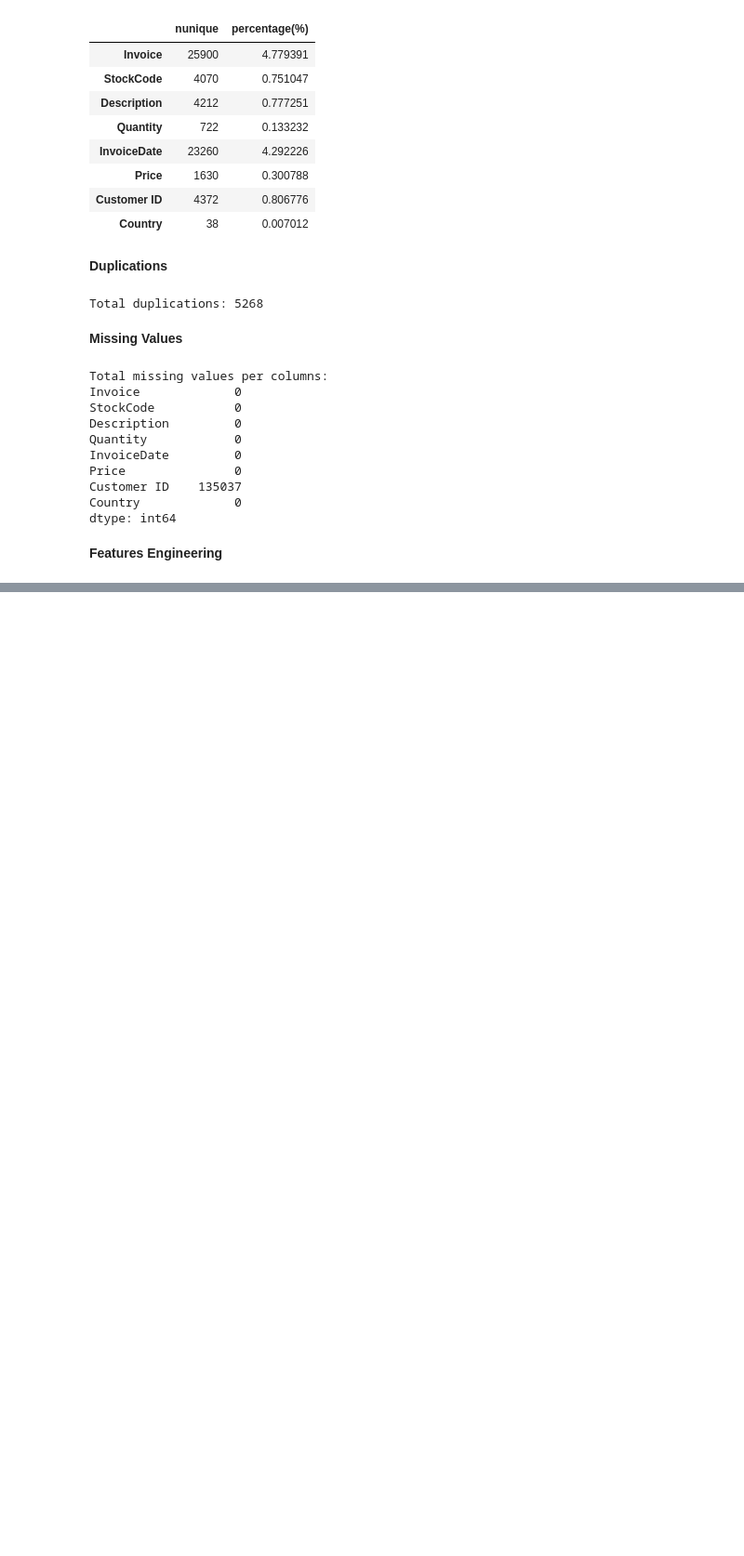
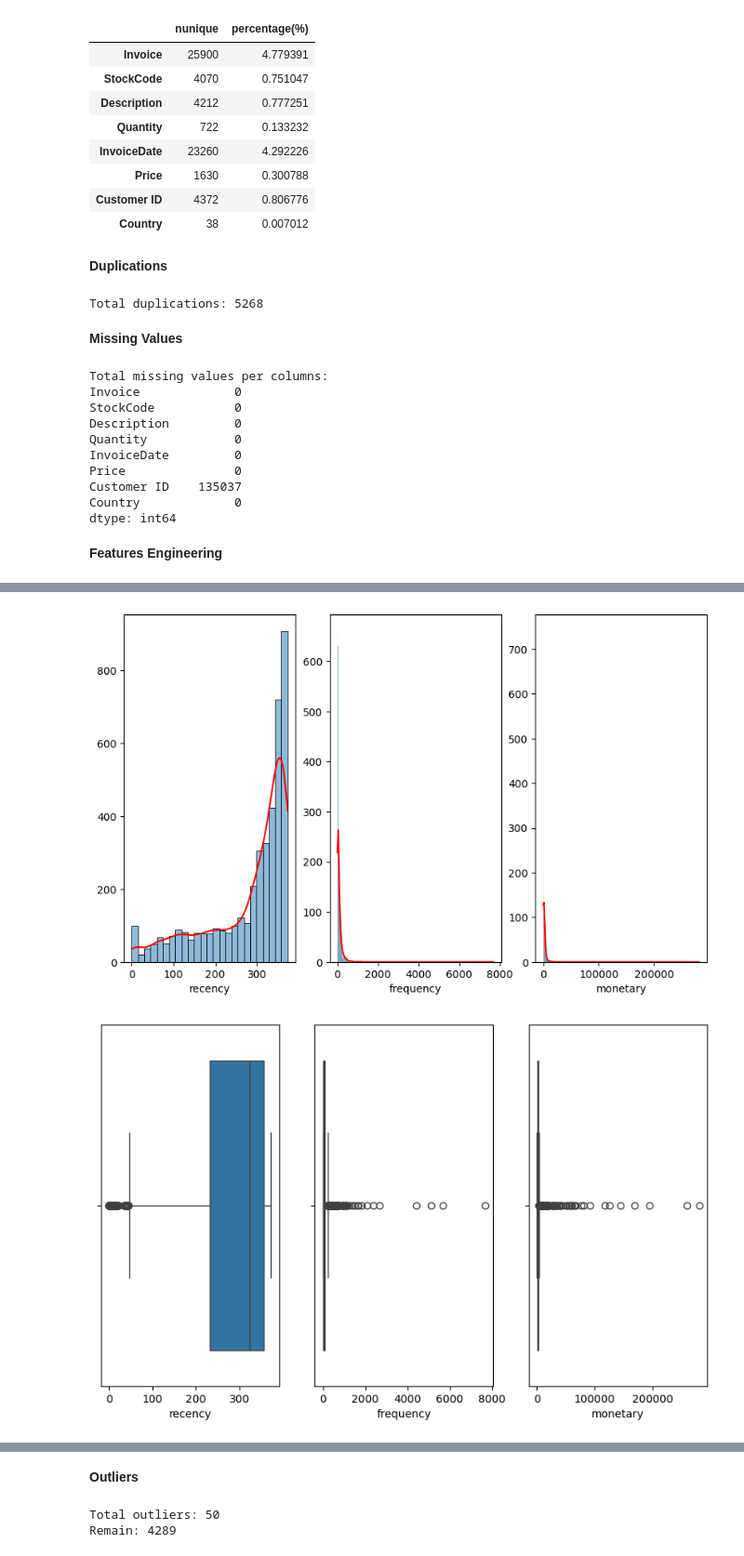
Before and after one commit to hyugai/ML-Clustering-CustomersSegmentation_OnlineRetail, a Jupyter notebook: notebooks/data_wrangling.ipynb, the cells around one changed output, grey strips where cells are left out. Shown at 93% size. Drawn from its saved outputs; the diff is of its cells as text; code cells hidden in the pictures; blank space fills up the shorter version.

```diff
--- a/notebooks/data_wrangling.ipynb
+++ b/notebooks/data_wrangling.ipynb
@@ -216,0 +232,4 @@ df_rfm.to_csv('../dataset/rfm.csv')
+# %%
+# dtype columns separation
+num_cols = df_rfm.select_dtypes(np.number).columns.tolist()
+cat_cols = df_rfm.select_dtypes('object').columns.tolist()
@@ -216,0 +274,28 @@ df_rfm.to_csv('../dataset/rfm.csv')
+# %%
+# hist + box + qq
+fig, axes_hist = plt.subplots(1, 3, sharex=False, sharey=False)
+fig, axes_box = plt.subplots(1, 3, sharex=False, sharey=False)
+fig, axes_qq = plt.subplots(1, 3, sharex=False, sharey=False)
+axes = dict(hist=axes_hist, box=axes_box, qq=axes_qq)
+
+def plot_hist(i):
+    g = sns.histplot(df_rfm[num_cols[i]], kde=True, ax=axes['hist'][i])
+    g.axes.lines[0].set_color('r')
+    g.set_ylabel(None)
+
+def plot_box(i):
+    g = sns.boxplot(df_rfm[num_cols[i]], orient='h', ax=axes['box'][i])
+
+def plot_qq(i):
+    g = qqplot(df_rfm[num_cols[i]], line='r', ax=axes['qq'][i])
+
+for i in range(3):
+    plot_hist(i)
+    plot_box(i)
+    plot_qq(i)
+
+plt.tight_layout()
+plt.show()
+# %% [output]
+[figure, added]
+[figure, added]
@@ -216,0 +303,12 @@ df_rfm.to_csv('../dataset/rfm.csv')
+# %% [markdown]
+<b>Outliers</b>
+# %%
+mask = np.all(np.abs(zscore(df_rfm[num_cols].values)) < 3, axis=1)
+print(f'Total outliers: {len(df_rfm) - mask.sum()}')
+
+# remove outliers
+df_rfm = df_rfm[mask]
+print(f'Remain: {len(df_rfm)}')
+# %% [output]
+Total outliers: 50
+Remain: 4289
```
Also changed, not shown: parts of 14 cells of this notebook, 3 other files.
